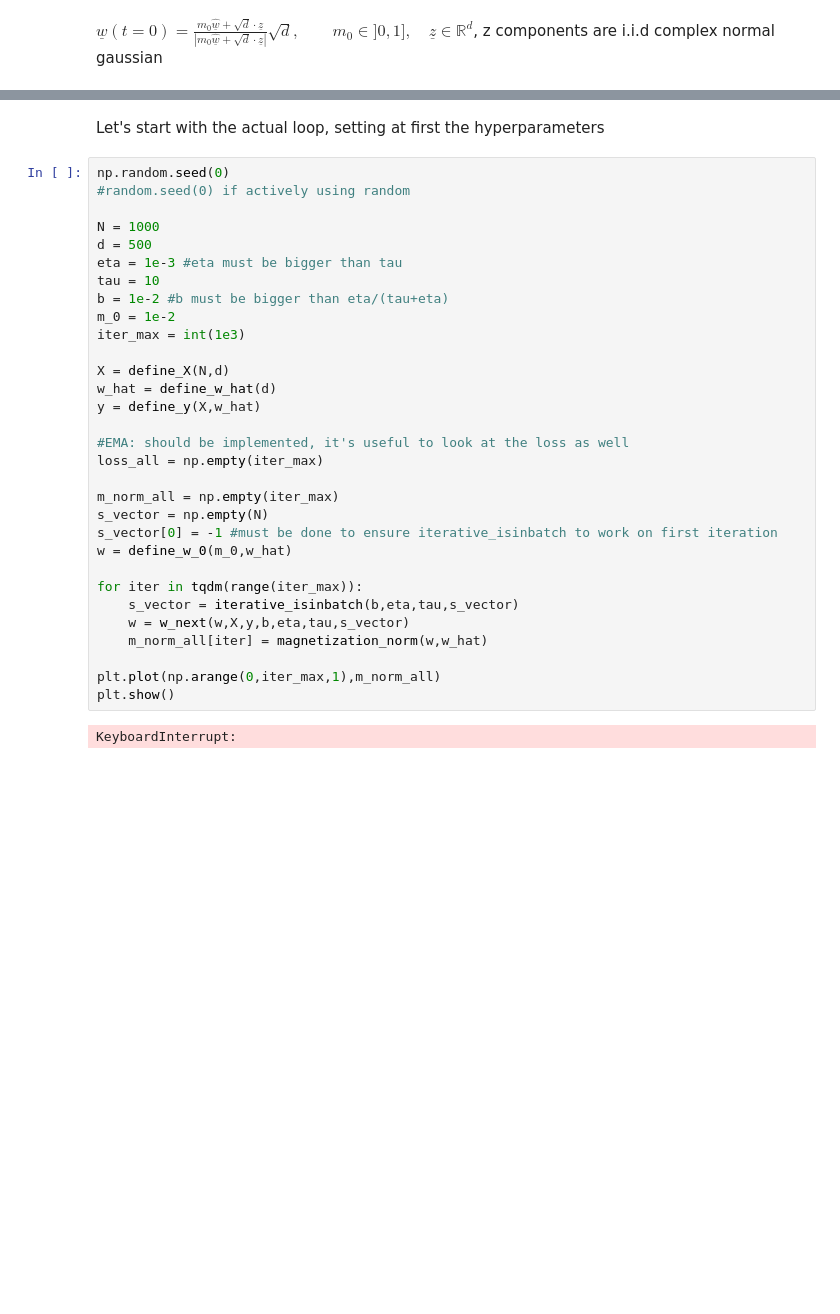
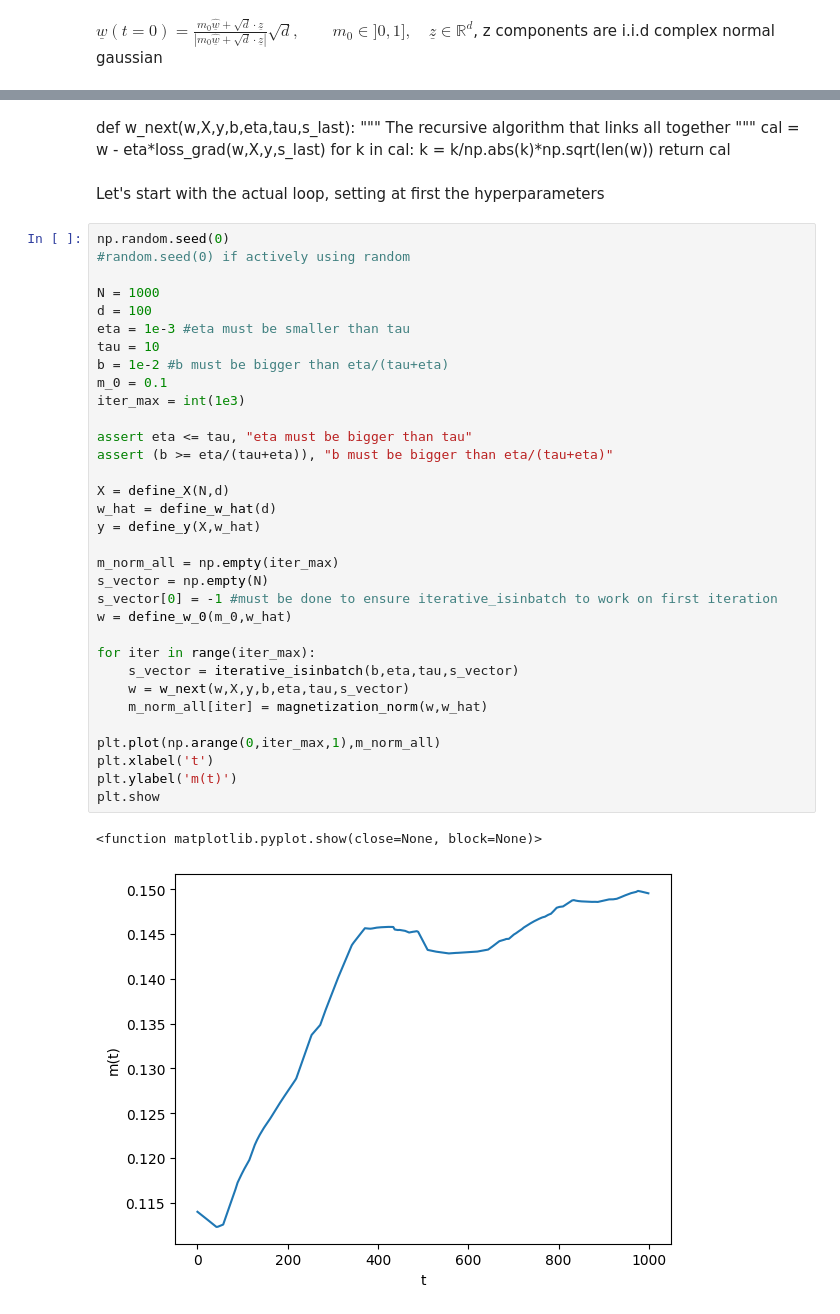
Before and after one commit to leofluck/complex_phase_retrieval, a Jupyter notebook: complex_p_r_implementation.ipynb, the cells around one changed output, grey strips where cells are left out. Cells and saved outputs as stored; diff of their text form; blank space fills up the shorter version.

```diff
--- a/complex_p_r_implementation.ipynb
+++ b/complex_p_r_implementation.ipynb
@@ -222,38 +233,50 @@ def w_next(w,X,y,b,eta,tau,s_last):
+# %% [markdown]
+def w_next(w,X,y,b,eta,tau,s_last):
+    """
+    The recursive algorithm that links all together
+    """
+    cal = w - eta*loss_grad(w,X,y,s_last)
+    for k in cal:
+        k = k/np.abs(k)*np.sqrt(len(w))
+    return cal
 # %% [markdown]
 Let's start with the actual loop, setting at first the hyperparameters
 # %%
 np.random.seed(0)
 #random.seed(0) if actively using random
 
 N = 1000
-d = 500
-eta = 1e-3 #eta must be bigger than tau
+d = 100
+eta = 1e-3 #eta must be smaller than tau
 tau = 10
 b = 1e-2 #b must be bigger than eta/(tau+eta)
-m_0 = 1e-2
+m_0 = 0.1
 iter_max = int(1e3)
+
+assert eta <= tau, "eta must be bigger than tau"
+assert (b >= eta/(tau+eta)), "b must be bigger than eta/(tau+eta)"
 
 X = define_X(N,d)
 w_hat = define_w_hat(d)
 y = define_y(X,w_hat)
-
-#EMA: should be implemented, it's useful to look at the loss as well
-loss_all = np.empty(iter_max)
 
 m_norm_all = np.empty(iter_max)
 s_vector = np.empty(N)
 s_vector[0] = -1 #must be done to ensure iterative_isinbatch to work on first iteration
 w = define_w_0(m_0,w_hat)
 
-for iter in tqdm(range(iter_max)):
+for iter in range(iter_max):
     s_vector = iterative_isinbatch(b,eta,tau,s_vector)
     w = w_next(w,X,y,b,eta,tau,s_vector)
     m_norm_all[iter] = magnetization_norm(w,w_hat)
 
 plt.plot(np.arange(0,iter_max,1),m_norm_all)
-plt.show()
+plt.xlabel('t')
+plt.ylabel('m(t)')
+plt.show
 # %% [output]
-KeyboardInterrupt:
+<function matplotlib.pyplot.show(close=None, block=None)>
+[figure, added]
 # %%
 plt.plot(np.arange(0,iter_max,1),m_norm_all)
 plt.xlabel('t')
```
Also changed, not shown: parts of 9 cells of this notebook.
